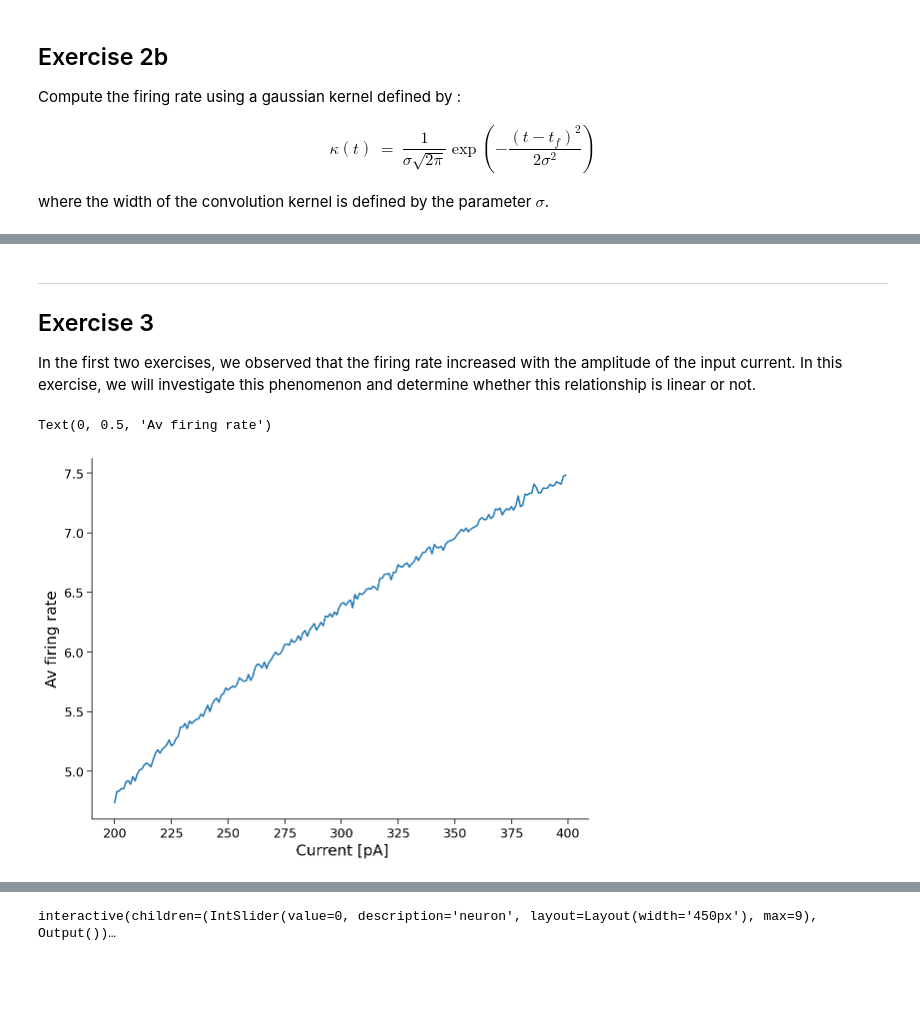
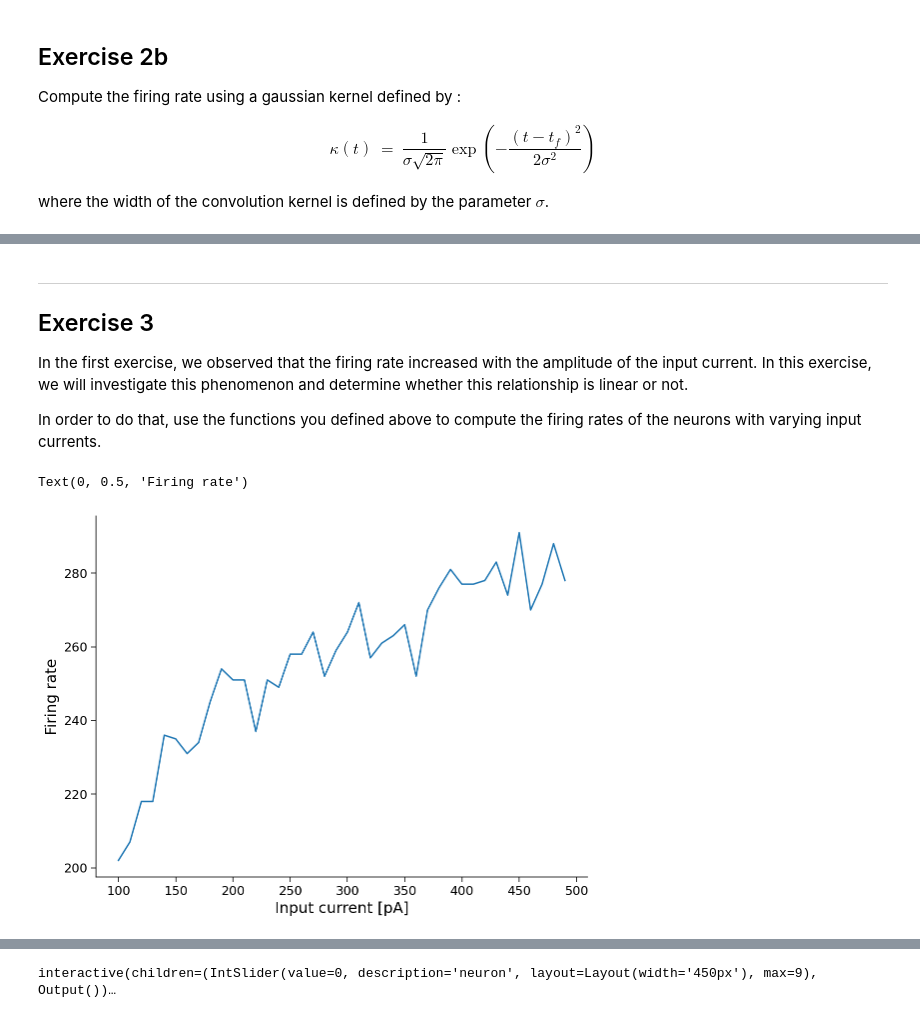
Before and after one commit to fblondiaux/LGBIO2072-2020, a Jupyter notebook: LGBIO2072_TP2.ipynb, the cells around one changed output, grey strips where cells are left out. Saved outputs shown, nothing was run; the diff lists cells and outputs as text; code cells hidden in the pictures; blank space fills up the shorter version.

```diff
--- a/LGBIO2072_TP2.ipynb
+++ b/LGBIO2072_TP2.ipynb
@@ -341,50 +350,36 @@ Text(0, 0.5, 'Mean firing rate [Hz]')
 
 ## Exercise 3
 
-In the first two exercises, we observed that the firing rate increased with the amplitude of the input current. In this exercise, we will investigate this phenomenon and determine whether this relationship is linear or not.
+In the first exercise, we observed that the firing rate increased with the amplitude of the input current. In this exercise, we will investigate this phenomenon and determine whether this relationship is linear or not.
+
+In order to do that, use the functions you defined above to compute the firing rates of the neurons with varying input currents.
-# %%
-"""
-Computes the firing rate of a neuron, needs in imput the spike train, and the kernel function.
-Output the firing rate."""
-def firing_rate_rectKernel(S,dt = 1e-3, Dt = 0.2):
-    if sum(S) == 0:
-      return S
-    else:
-
-      k = np.zeros(len(S))
-      k[1:int(Dt/dt)] = 1 #Kernel
-      # 4h, mon cerveau n'arrive plus à réfléchir --'
-      res = np.convolve(S, k) #A peu près sure que c'est dans les paramètres à donner à convovle : 'same, 'valid
-      return res[:len(S)]
-
-
-
-
-
-t_max = 1000e-3   # second
-dt = 1e-3        # second
-t_range = np.arange(0,t_max,dt)
-imax = 400
-imin = 200
-spike_av = np.zeros(imax-imin)
-for i in range(imin,imax):
-    nb_spike = np.zeros(20)
-    for j in range(20):
-      input_current = rand_syn(t_range, sigma =0.1, imean = i*1e-12)
-      u,ts = LIF(input_current, t_range)
-
-      #From time spike, generates a vector of 1 and zeros
-      s_index = [int(tsi/dt) for tsi in ts]
-      S = np.zeros_like(t_range)
-      S[s_index] = 1
-
-      #firing rate
-      nb_spike[j] = np.mean(firing_rate_rectKernel(ts))
-
-    spike_av[i-imin] = np.mean(nb_spike)
-plt.plot(range(imin,imax),spike_av)
-plt.xlabel(" Current [pA]")
-plt.ylabel("Av firing rate")
-# %% [output]
-Text(0, 0.5, 'Av firing rate')
-[figure, removed]
+# %%
+#we will use rec_kernel & firing_rate in this exercise
+
+#LEt's start by definin the potential input currents...
+imin = 100
+imax = 500
+i_vector = np.arange(imin,imax,10)
+niter = 20
+kernel = rect_kernel(100e-3,1e-3)
+fr_vector = np.zeros_like(i_vector)
+count = 0
+for i_input in i_vector:
+    fr_buffer = np.zeros(niter)
+    for iter in range(niter):
+        input_current = rand_syn(t_range, sigma =10, imean = i_input*1e-12)
+        S,ts = LIF(input_current, t_range)
+        fr = firing_rate(ts,kernel)
+        fr_buffer[iter] = np.mean(fr[int(len(fr)/2):int(3*len(fr)/4)])
+    fr_vector[count] = np.mean(fr_buffer)
+    count = count+1
+
+
+#Run the lines below to test your code
+fig, ax = plt.subplots()
+ax.plot(i_vector,fr_vector)
+ax.set_xlabel("Input current [pA]")
+ax.set_ylabel("Firing rate")
+# %% [output]
+Text(0, 0.5, 'Firing rate')
+[figure, added]
```
Also changed, not shown: parts of 19 cells of this notebook.
